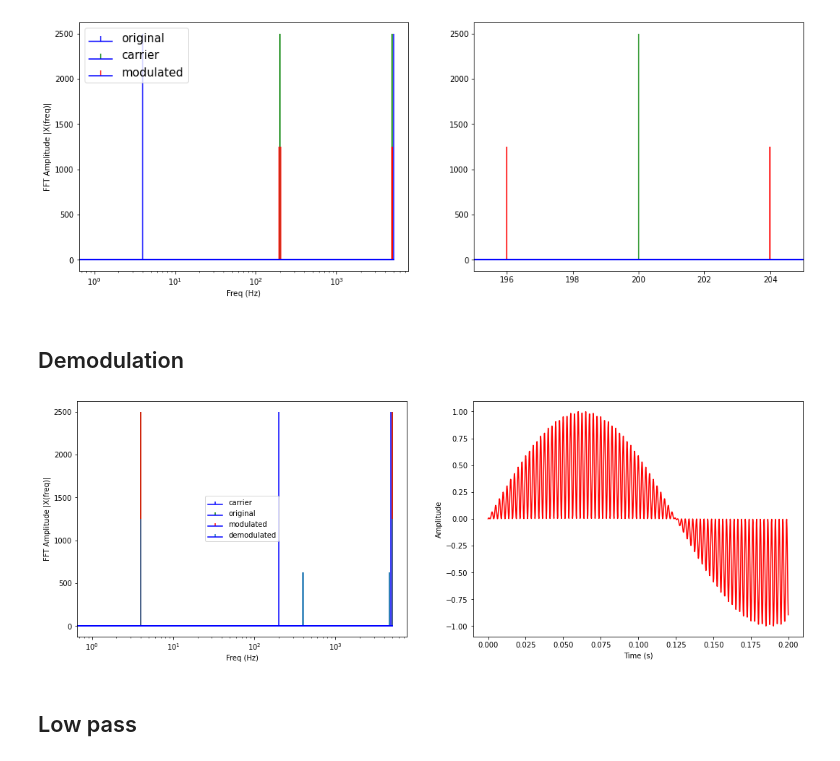
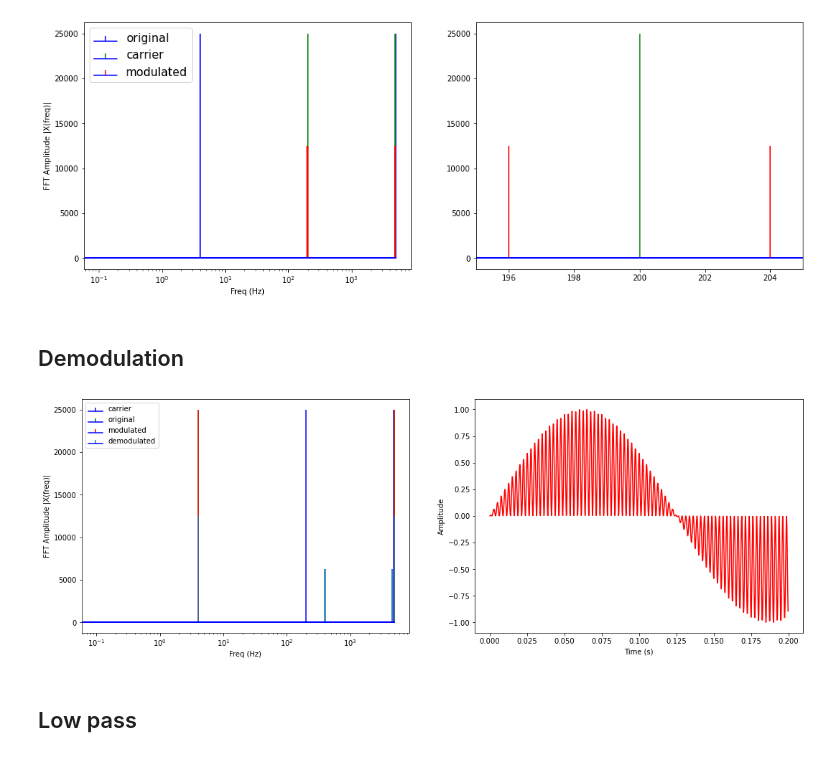
Before and after one commit to mikprin/signals_notebook, a Jupyter notebook: wave_modulation/wave_modulation.ipynb, the cells around one changed output. Cells and saved outputs as stored; diff of their text form; code cells hidden in the pictures.

```diff
--- a/wave_modulation/wave_modulation.ipynb
+++ b/wave_modulation/wave_modulation.ipynb
@@ -10,10 +25,9 @@ fc = 200 # Carrier
 # sampling rate
 N = 5000
 # sampling interval
-ts = 1.0/N
+ts = 1.0 / N
 stop_time = 10
-t = np.arange(0,1,ts)
-
+t = np.arange(0,stop_time,ts)
 
 sin_list = np.array([math.sin(2*math.pi*f*n) for n in range(N)])
 #sin_list_np = np.array(sin_list)
@@ -79,9 +109,9 @@ len(fft_s1)
 plt.figure(figsize = (17, 6))
 plt.subplot(121)
 
-plt.stem(freq, np.abs(fft_s1), 'b', markerfmt=" ", basefmt="-b",label="original")
-plt.stem(freq, np.abs(fft_s2), 'g', markerfmt=" ", basefmt="-b",label="carrier")
-plt.stem(freq, np.abs(fft_s3), 'r', markerfmt=" ", basefmt="-b", label="modulated")
+plt.stem(freq, np.abs(fft_s1), linefmt='b', markerfmt=" ", basefmt="-b",label="original", use_line_collection=True)
+plt.stem(freq, np.abs(fft_s2), linefmt='g', markerfmt=" ", basefmt="-b",label="carrier", use_line_collection=True)
+plt.stem(freq, np.abs(fft_s3), linefmt='r', markerfmt=" ", basefmt="-b", label="modulated", use_line_collection=True)
 plt.legend(loc=2, prop={'size': 15})
 plt.xlabel('Freq (Hz)')
 plt.ylabel('FFT Amplitude |X(freq)|')
@@ -93,14 +123,14 @@ plt.subplot(122)
 # plt.ylabel('Amplitude')
 # plt.tight_layout()
 plt.xlim(195, 205)
-plt.stem(freq, np.abs(fft_s1), 'b', markerfmt=" ", basefmt="-b",label="original")
-plt.stem(freq, np.abs(fft_s2), 'g', markerfmt=" ", basefmt="-b",label="carrier")
-plt.stem(freq, np.abs(fft_s3), 'r', markerfmt=" ", basefmt="-b", label="modulated")
+plt.stem(freq, np.abs(fft_s1), linefmt='b', markerfmt=" ", basefmt="-b",label="original")
+plt.stem(freq, np.abs(fft_s2), linefmt='g', markerfmt=" ", basefmt="-b",label="carrier")
+plt.stem(freq, np.abs(fft_s3), linefmt='r', markerfmt=" ", basefmt="-b", label="modulated")
 
 
 plt.show()
 # %% [output]
-[figure, old version]
+[figure, new version]
 # %% [markdown]
 ## Demodulation
 # %%
@@ -110,26 +140,26 @@ fft_s_d = fft(s_d)
 # %%
 plt.figure(figsize = (18, 6))
 plt.subplot(121)
 
-plt.stem(freq, np.abs(fft_s2), 'b', markerfmt=" ", basefmt="-b",label="carrier")
-plt.stem(freq, np.abs(fft_s1), 'g', markerfmt=" ", basefmt="-b",label="original")
-plt.stem(freq, np.abs(fft_s1), 'r', markerfmt=" ", basefmt="-b",label="modulated")
-plt.stem(freq, np.abs(fft_s_d), 'p', markerfmt=" ", basefmt="-b",label="demodulated")
+plt.stem(freq, np.abs(fft_s2), linefmt='b', markerfmt=" ", basefmt="-b",label="carrier")
+plt.stem(freq, np.abs(fft_s1), linefmt='g', markerfmt=" ", basefmt="-b",label="original")
+plt.stem(freq, np.abs(fft_s1), linefmt='r', markerfmt=" ", basefmt="-b",label="modulated")
+plt.stem(freq, np.abs(fft_s_d), linefmt='p', markerfmt=" ", basefmt="-b",label="demodulated")
 plt.legend()
 plt.xlabel('Freq (Hz)')
 plt.ylabel('FFT Amplitude |X(freq)|')
 # plt.xlim(95, 105)
 plt.xscale("log")
 plt.subplot(122)
 # plt.plot(t, ifft(X), 'r')
 plt.xlabel('Time (s)')
 plt.ylabel('Amplitude')
 # plt.plot(t,s3,c="b")
 plt.plot(t[0:1000],s_d[0:1000],c="r")
 # plt.tight_layout()
 plt.show()
 # %% [output]
-[figure, old version]
+[figure, new version]
 # %% [markdown]
 ## Low pass
 # %% [markdown]
```
Also changed, not shown: parts of 15 cells of this notebook.
